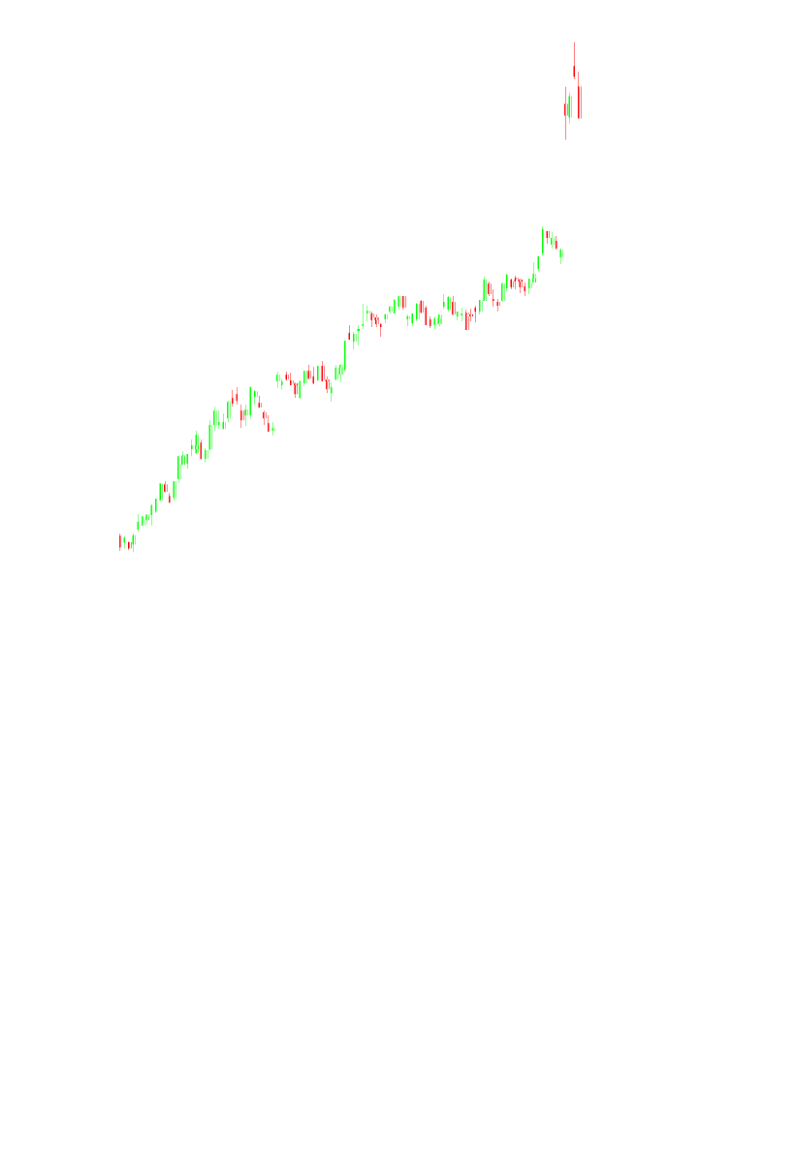
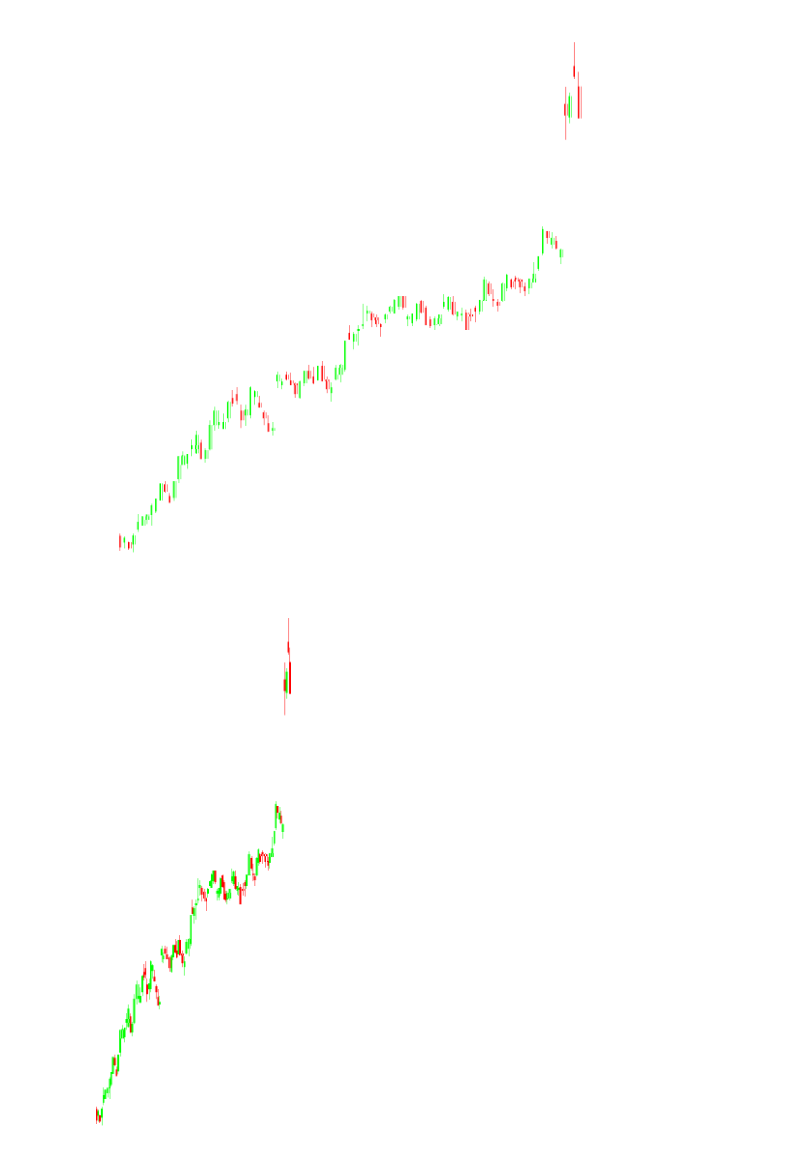
Before and after one commit to DFIC-Quant-Fund/CompVision-W2024, a Jupyter notebook: ImageGenerationScript.ipynb, the cells around one changed output. Drawn from its saved outputs; the diff is of its cells as text; code cells hidden in the pictures; blank space fills up the shorter version.

```diff
--- a/ImageGenerationScript.ipynb
+++ b/ImageGenerationScript.ipynb
@@ -234,6 +231,53 @@ slim_high_and_low('chart3.png')
 display(Image.open("chart4.png"))
 # %% [output]
 [figure]
+# %%
+from PIL import Image
+
+
+def png_to_hex_array(image_path):
+    image = Image.open(image_path)
+    image_rgba = image.convert("RGBA")
+    width, height = image_rgba.size
+    pixel_data = list(image_rgba.getdata())
+    hex_colors = [[0 for _ in range(width)] for _ in range(height)]
+    for y in range(height):
+        for x in range(width):
+            r, g, b, a = pixel_data[y * width + x]
+            hex_colors[y][x] = '#{0:02x}{1:02x}{2:02x}{3:02x}'.format(r, g, b, a)
+    return hex_colors
+
+def hex_array_to_image(hex_colors):
+    height = len(hex_colors)
+    width = len(hex_colors[0])
+    new_image = Image.new("RGBA", (width, height))
+
+    for y in range(height):
+        for x in range(width):
+            hex_color = hex_colors[y][x]
+            rgba = tuple(int(hex_color[i:i+2], 16) for i in (1, 3, 5, 7))
+            new_image.putpixel((x, y), rgba)
+
+    return new_image
+
+
+
+def png_to_hex_array_remove_white(image_path):
+    hex_colors = png_to_hex_array(image_path)
+    hex_colors = [col for col in zip(*hex_colors) if not all(px == '#ffffffff' for px in col)]
+    hex_colors = list(map(list, zip(*hex_colors)))
+
+
+    columned = hex_array_to_image(hex_colors)
+    columned.save("chart5.png")
+
+
+
+png_to_hex_array_remove_white('chart4.png')
+
+display(Image.open("chart5.png"))
+# %% [output]
+[figure, added]
 # %%
 def png_to_hex_array(image_path):
     image = Image.open(image_path)
```
Also changed, not shown: parts of 2 cells of this notebook.
